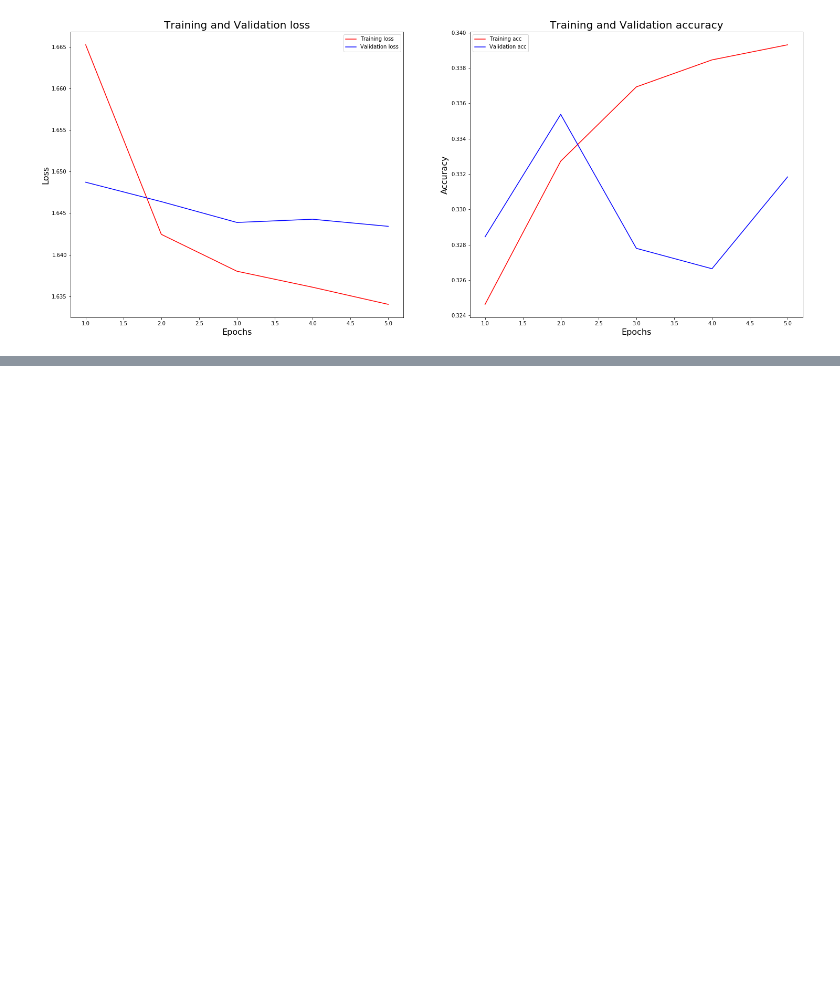
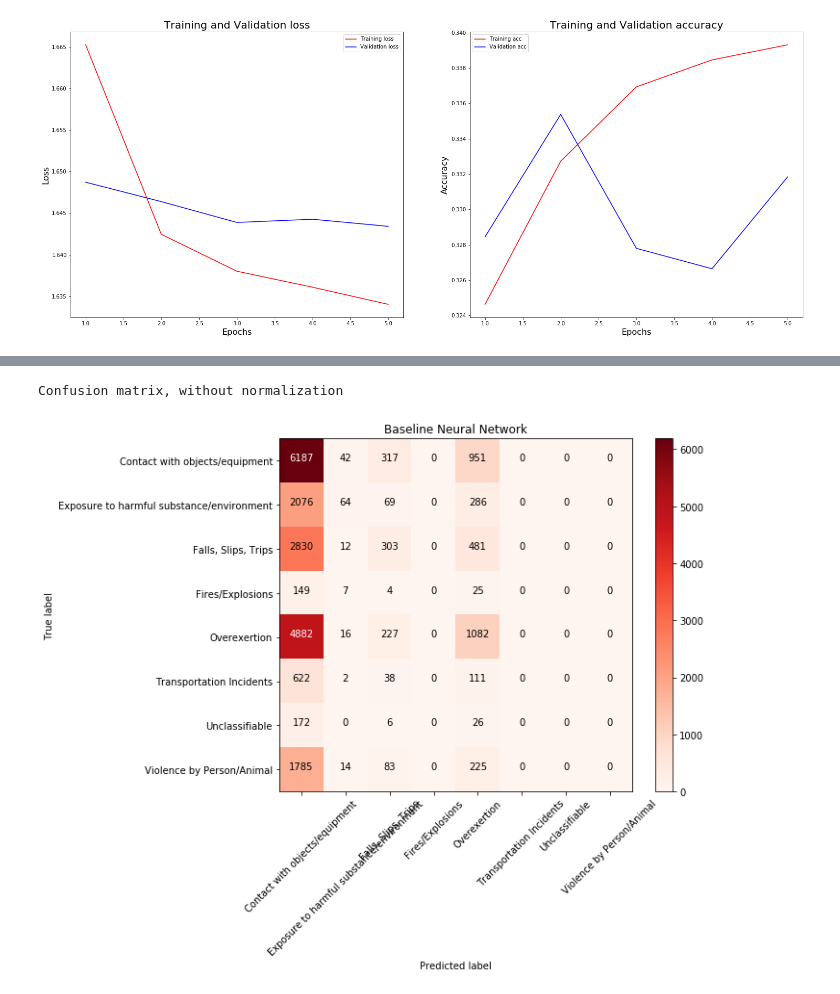
Before and after one commit to kpokrass/occupational_injuries, a Jupyter notebook: injury_classification.ipynb, the cells around one changed output, grey strips where cells are left out. Cells and saved outputs as stored; diff of their text form; code cells hidden in the pictures; blank space fills up the shorter version.

Commit message:
evaluate baseline

```diff
--- a/injury_classification.ipynb
+++ b/injury_classification.ipynb
@@ -795,0 +866,13 @@ model_performance(history_baseline)
+# %%
+# Evaluate results in a classification report/confusion matrix
+
+# Generate predictions for the test set
+baseline_preds_test = baseline.predict(test_x)
+
+print(classification_report(test_y_keras.values.argmax(axis=1),
+                            baseline_preds_test.argmax(axis=1),
+                           target_names=['Contact with objects/equipment',
+                                         'Exposure to harmful substance/environment',
+                                        'Falls, Slips, Trips', 'Fires/Explosions',
+                                        'Overexertion', 'Transportation Incidents',
+                                        'Unclassifiable', 'Violence by Person/Animal']))
@@ -795,0 +894,13 @@ model_performance(history_baseline)
+# %%
+baseline_cm_keras = confusion_matrix(test_y_keras.values.argmax(axis=1), baseline_preds_test.argmax(axis=1))
+fig = plt.figure(figsize=[10,8])
+plot_confusion_matrix(baseline_cm_keras, ['Contact with objects/equipment',
+                                         'Exposure to harmful substance/environment',
+                                        'Falls, Slips, Trips', 'Fires/Explosions',
+                                        'Overexertion', 'Transportation Incidents',
+                                        'Unclassifiable', 'Violence by Person/Animal'],
+                      cmap= plt.cm.Reds,
+                      title='Baseline Neural Network')
+# %% [output]
+Confusion matrix, without normalization
+[figure, added]
```
Also changed, not shown: parts of 5 cells of this notebook.
